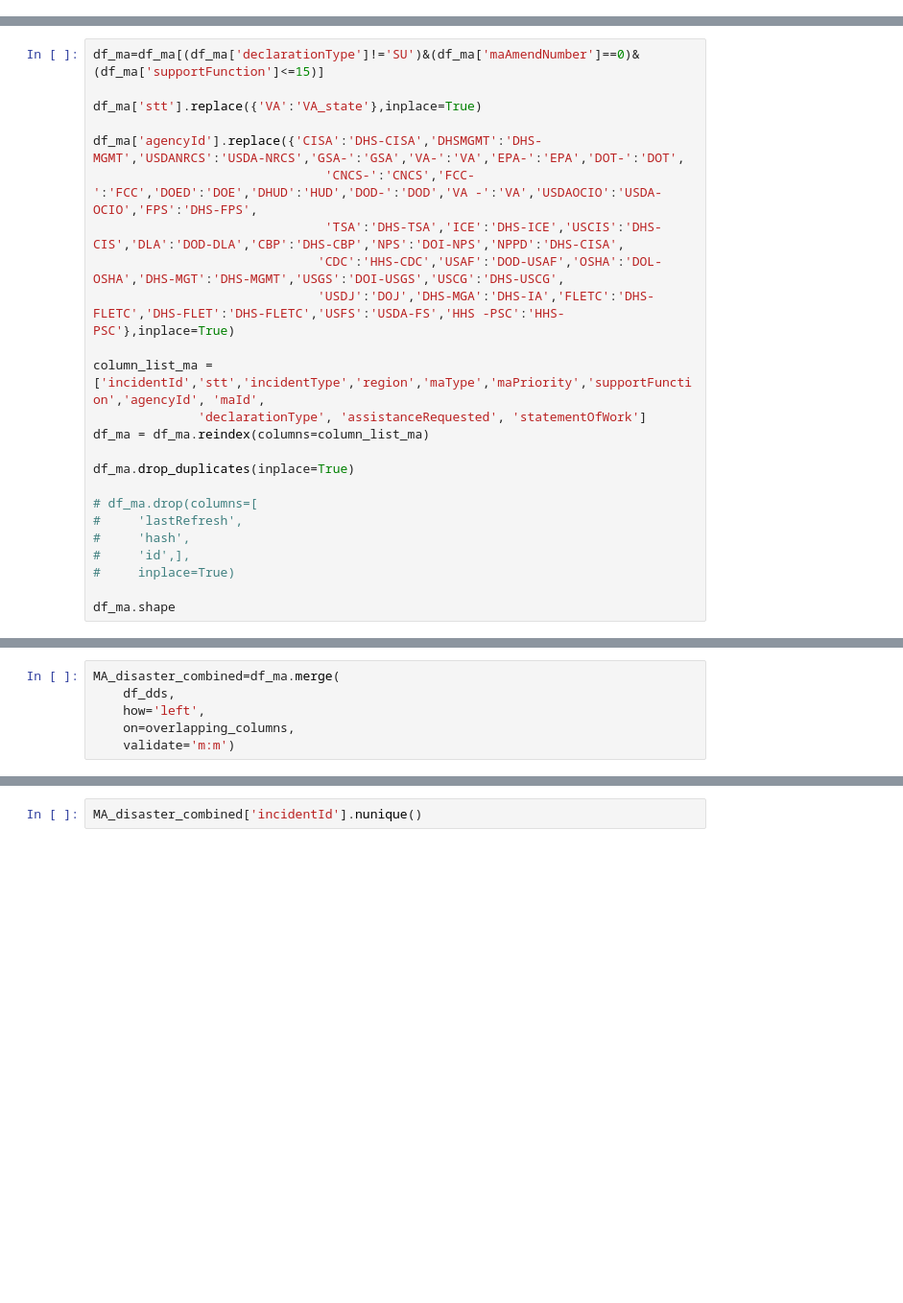
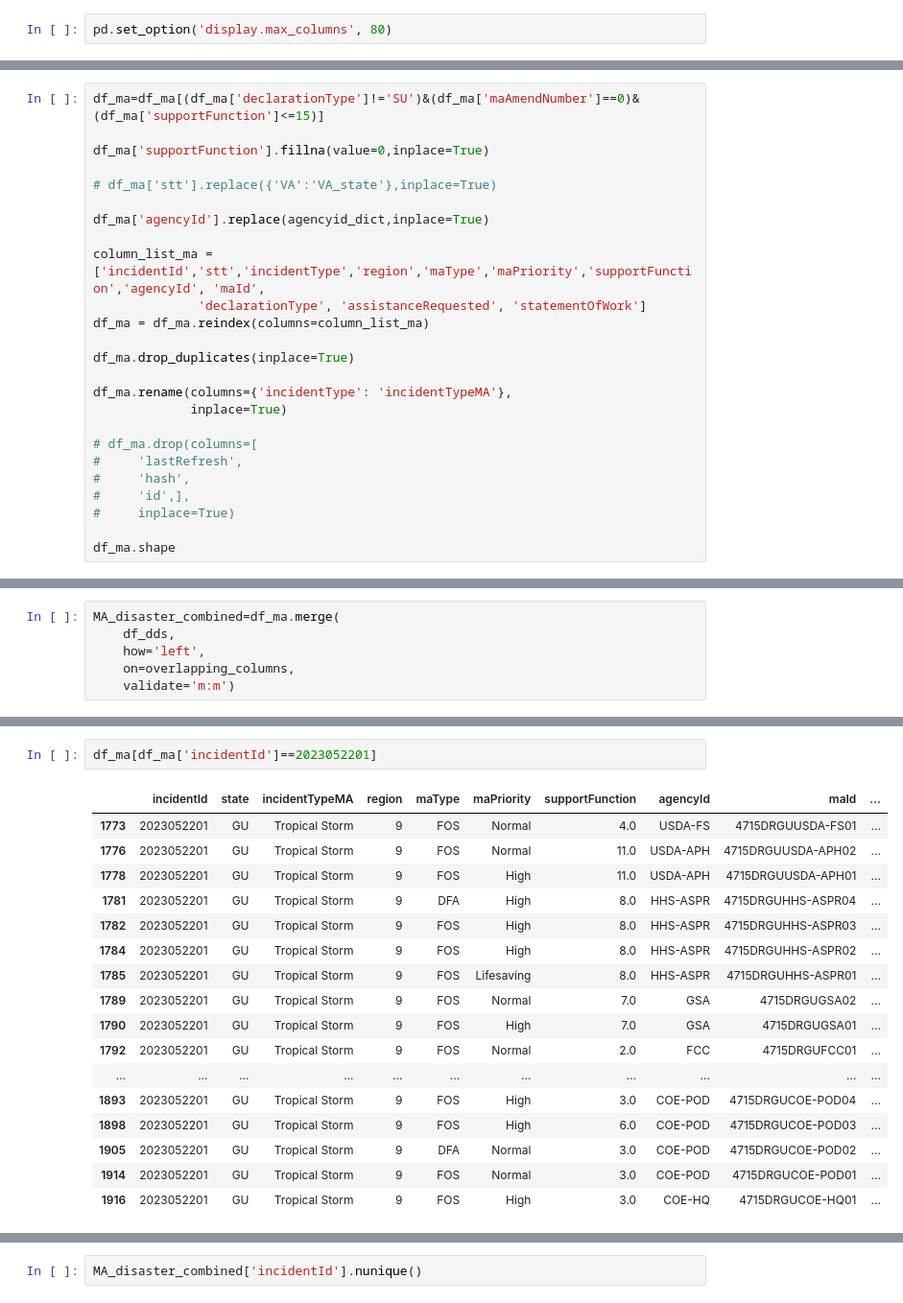
Before and after one commit to capstoneFA2025/FEMA-Recommender, a Jupyter notebook: merge_clean_and_split.ipynb, the cells around one changed output, grey strips where cells are left out. Shown at 96% size. Drawn from its saved outputs; the diff is of its cells as text; blank space fills up the shorter version.

```diff
--- a/merge_clean_and_split.ipynb
+++ b/merge_clean_and_split.ipynb
@@ -5,3 +9,5 @@ import pandas as pd
+# %%
+pd.set_option('display.max_columns', 80)
 # %%
 ma_filepath = 'mission_assignments.parquet'
 dds_filepath = 'disaster_declaration_summaries.parquet'
@@ -20,19 +100,20 @@ Data cleaning for MA includes
 # %%
 df_ma=df_ma[(df_ma['declarationType']!='SU')&(df_ma['maAmendNumber']==0)&(df_ma['supportFunction']<=15)]
 
-df_ma['stt'].replace({'VA':'VA_state'},inplace=True)
+df_ma['supportFunction'].fillna(value=0,inplace=True)
 
-df_ma['agencyId'].replace({'CISA':'DHS-CISA','DHSMGMT':'DHS-MGMT','USDANRCS':'USDA-NRCS','GSA-':'GSA','VA-':'VA','EPA-':'EPA','DOT-':'DOT',
-                               'CNCS-':'CNCS','FCC-':'FCC','DOED':'DOE','DHUD':'HUD','DOD-':'DOD','VA -':'VA','USDAOCIO':'USDA-OCIO','FPS':'DHS-FPS',
-                               'TSA':'DHS-TSA','ICE':'DHS-ICE','USCIS':'DHS-CIS','DLA':'DOD-DLA','CBP':'DHS-CBP','NPS':'DOI-NPS','NPPD':'DHS-CISA',
-                              'CDC':'HHS-CDC','USAF':'DOD-USAF','OSHA':'DOL-OSHA','DHS-MGT':'DHS-MGMT','USGS':'DOI-USGS','USCG':'DHS-USCG',
-                              'USDJ':'DOJ','DHS-MGA':'DHS-IA','FLETC':'DHS-FLETC','DHS-FLET':'DHS-FLETC','USFS':'USDA-FS','HHS -PSC':'HHS-PSC'},inplace=True)
+# df_ma['stt'].replace({'VA':'VA_state'},inplace=True)
+
+df_ma['agencyId'].replace(agencyid_dict,inplace=True)
 
 column_list_ma = ['incidentId','stt','incidentType','region','maType','maPriority','supportFunction','agencyId', 'maId',
               'declarationType', 'assistanceRequested', 'statementOfWork']
 df_ma = df_ma.reindex(columns=column_list_ma)
 
 df_ma.drop_duplicates(inplace=True)
+
+df_ma.rename(columns={'incidentType': 'incidentTypeMA'},
+             inplace=True)
 
 # df_ma.drop(columns=[
 #     'lastRefresh',
@@ -171,0 +393,20 @@ dtype: int64
+# %%
+df_ma[df_ma['incidentId']==2023052201]
+# %% [output]
+|  | incidentId | state | incidentTypeMA | region | maType | maPriority | supportFunction | agencyId | maId | ... |
+| 1773 | 2023052201 | GU | Tropical Storm | 9 | FOS | Normal | 4.0 | USDA-FS | 4715DRGUUSDA-FS01 | ... |
+| 1776 | 2023052201 | GU | Tropical Storm | 9 | FOS | Normal | 11.0 | USDA-APH | 4715DRGUUSDA-APH02 | ... |
+| 1778 | 2023052201 | GU | Tropical Storm | 9 | FOS | High | 11.0 | USDA-APH | 4715DRGUUSDA-APH01 | ... |
+| 1781 | 2023052201 | GU | Tropical Storm | 9 | DFA | High | 8.0 | HHS-ASPR | 4715DRGUHHS-ASPR04 | ... |
+| 1782 | 2023052201 | GU | Tropical Storm | 9 | FOS | High | 8.0 | HHS-ASPR | 4715DRGUHHS-ASPR03 | ... |
+| 1784 | 2023052201 | GU | Tropical Storm | 9 | FOS | High | 8.0 | HHS-ASPR | 4715DRGUHHS-ASPR02 | ... |
+| 1785 | 2023052201 | GU | Tropical Storm | 9 | FOS | Lifesaving | 8.0 | HHS-ASPR | 4715DRGUHHS-ASPR01 | ... |
+| 1789 | 2023052201 | GU | Tropical Storm | 9 | FOS | Normal | 7.0 | GSA | 4715DRGUGSA02 | ... |
+| 1790 | 2023052201 | GU | Tropical Storm | 9 | FOS | High | 7.0 | GSA | 4715DRGUGSA01 | ... |
+| 1792 | 2023052201 | GU | Tropical Storm | 9 | FOS | Normal | 2.0 | FCC | 4715DRGUFCC01 | ... |
+| ... | ... | ... | ... | ... | ... | ... | ... | ... | ... | ... |
+| 1893 | 2023052201 | GU | Tropical Storm | 9 | FOS | High | 3.0 | COE-POD | 4715DRGUCOE-POD04 | ... |
+| 1898 | 2023052201 | GU | Tropical Storm | 9 | FOS | High | 6.0 | COE-POD | 4715DRGUCOE-POD03 | ... |
+| 1905 | 2023052201 | GU | Tropical Storm | 9 | DFA | Normal | 3.0 | COE-POD | 4715DRGUCOE-POD02 | ... |
+| 1914 | 2023052201 | GU | Tropical Storm | 9 | FOS | Normal | 3.0 | COE-POD | 4715DRGUCOE-POD01 | ... |
+| 1916 | 2023052201 | GU | Tropical Storm | 9 | FOS | High | 3.0 | COE-HQ | 4715DRGUCOE-HQ01 | ... |
```
Also changed, not shown: parts of 27 cells of this notebook.
